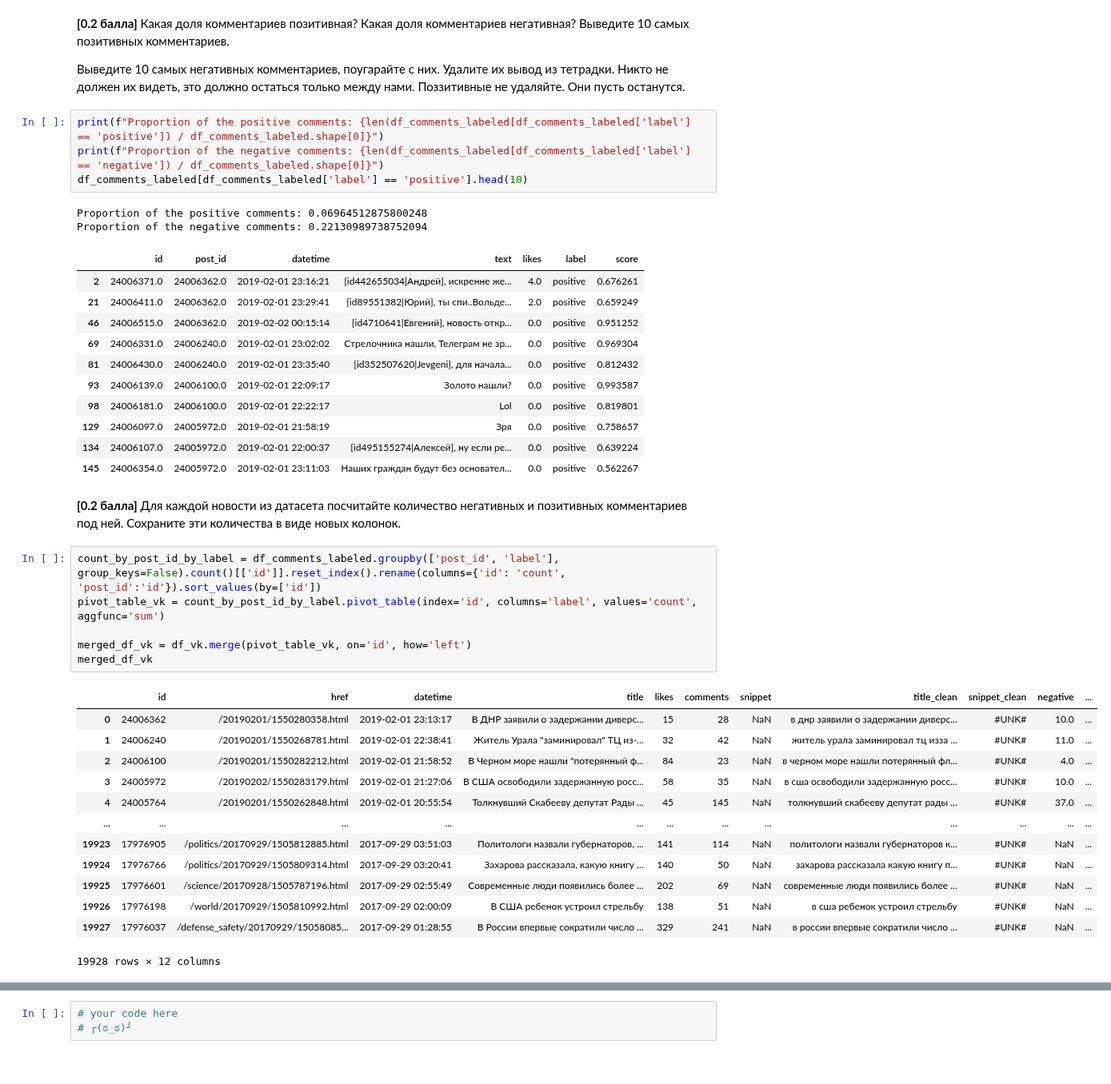
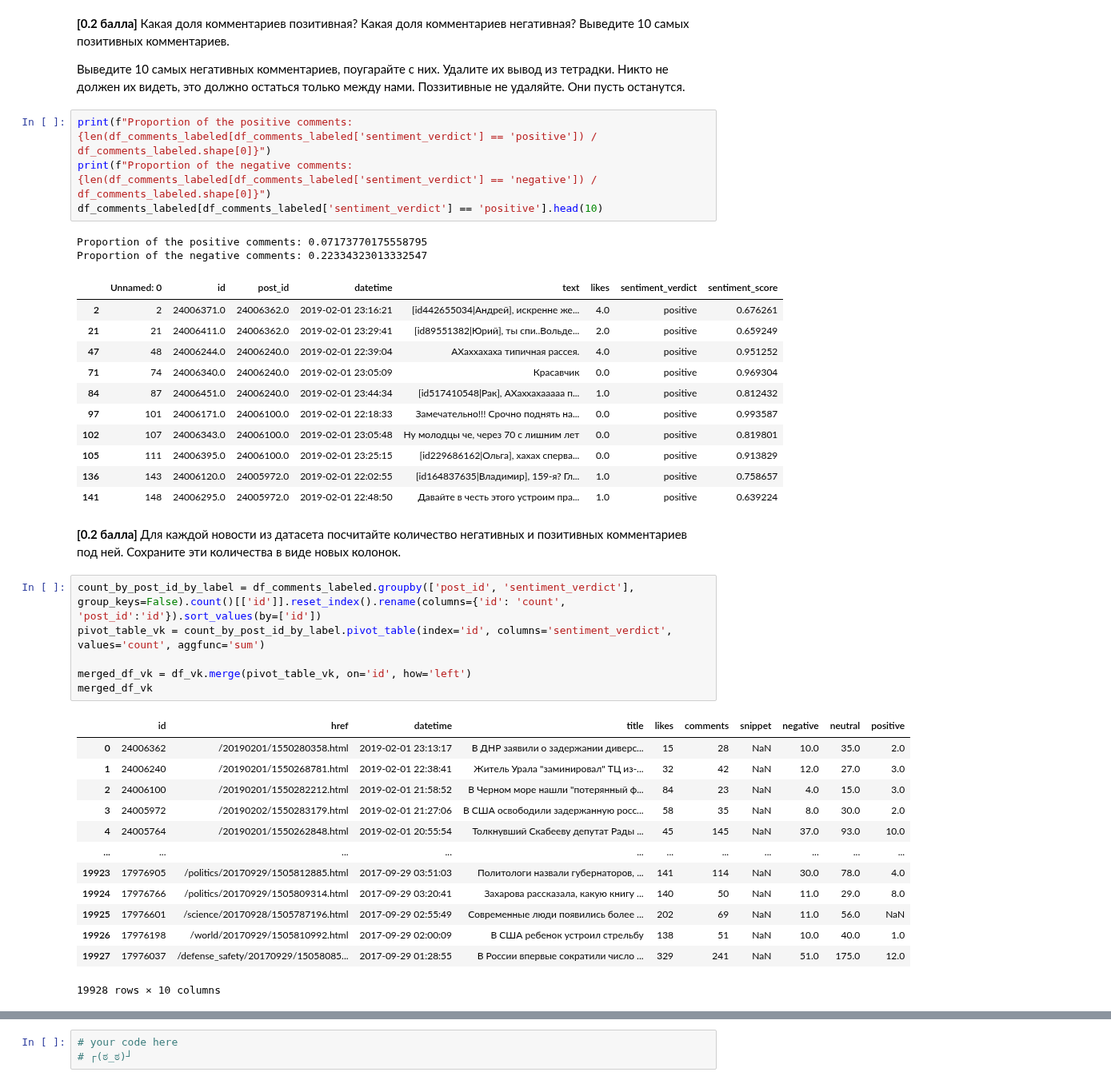
Before and after one commit to RuslanGaliullin/iad-deep-learning, a Jupyter notebook: 2023/homeworks/hw4_texts.ipynb, the cells around one changed output, grey strips where cells are left out. Shown at 80% size. Cells and saved outputs as stored; diff of their text form.

```diff
--- a/2023/homeworks/hw4_texts.ipynb
+++ b/2023/homeworks/hw4_texts.ipynb
@@ -940,45 +945,45 @@ __[0.2 балла]__ Какая доля комментариев позитив
 
 Выведите 10 самых негативных комментариев, поугарайте с них. Удалите их вывод из тетрадки. Никто не должен их видеть, это должно остаться только между нами. Поззитивные не удаляйте. Они пусть останутся.
 # %%
-print(f"Proportion of the positive comments: {len(df_comments_labeled[df_comments_labeled['label'] == 'positive']) / df_comments_labeled.shape[0]}")
-print(f"Proportion of the negative comments: {len(df_comments_labeled[df_comments_labeled['label'] == 'negative']) / df_comments_labeled.shape[0]}")
-df_comments_labeled[df_comments_labeled['label'] == 'positive'].head(10)
+print(f"Proportion of the positive comments: {len(df_comments_labeled[df_comments_labeled['sentiment_verdict'] == 'positive']) / df_comments_labeled.shape[0]}")
+print(f"Proportion of the negative comments: {len(df_comments_labeled[df_comments_labeled['sentiment_verdict'] == 'negative']) / df_comments_labeled.shape[0]}")
+df_comments_labeled[df_comments_labeled['sentiment_verdict'] == 'positive'].head(10)
 # %% [output]
-Proportion of the positive comments: 0.06964512875800248
-Proportion of the negative comments: 0.22130989738752094
+Proportion of the positive comments: 0.07173770175558795
+Proportion of the negative comments: 0.22334323013332547
-|  | id | post_id | datetime | text | likes | label | score |
-| 2 | 24006371.0 | 24006362.0 | 2019-02-01 23:16:21 | [id442655034|Андрей], искренне же... | 4.0 | positive | 0.676261 |
-| 21 | 24006411.0 | 24006362.0 | 2019-02-01 23:29:41 | [id89551382|Юрий], ты спи..Вольде... | 2.0 | positive | 0.659249 |
-| 46 | 24006515.0 | 24006362.0 | 2019-02-02 00:15:14 | [id4710641|Евгений], новость откр... | 0.0 | positive | 0.951252 |
-| 69 | 24006331.0 | 24006240.0 | 2019-02-01 23:02:02 | Стрелочника нашли, Телеграм не зр... | 0.0 | positive | 0.969304 |
-| 81 | 24006430.0 | 24006240.0 | 2019-02-01 23:35:40 | [id352507620|Jevgeni], для начала... | 0.0 | positive | 0.812432 |
-| 93 | 24006139.0 | 24006100.0 | 2019-02-01 22:09:17 | Золото нашли? | 0.0 | positive | 0.993587 |
-| 98 | 24006181.0 | 24006100.0 | 2019-02-01 22:22:17 | Lol | 0.0 | positive | 0.819801 |
-| 129 | 24006097.0 | 24005972.0 | 2019-02-01 21:58:19 | Зря | 0.0 | positive | 0.758657 |
-| 134 | 24006107.0 | 24005972.0 | 2019-02-01 22:00:37 | [id495155274|Алексей], ну если ре... | 0.0 | positive | 0.639224 |
-| 145 | 24006354.0 | 24005972.0 | 2019-02-01 23:11:03 | Наших граждан будут без основател... | 0.0 | positive | 0.562267 |
+|  | Unnamed: 0 | id | post_id | datetime | text | likes | sentiment_verdict | sentiment_score |
+| 2 | 2 | 24006371.0 | 24006362.0 | 2019-02-01 23:16:21 | [id442655034|Андрей], искренне же... | 4.0 | positive | 0.676261 |
+| 21 | 21 | 24006411.0 | 24006362.0 | 2019-02-01 23:29:41 | [id89551382|Юрий], ты спи..Вольде... | 2.0 | positive | 0.659249 |
+| 47 | 48 | 24006244.0 | 24006240.0 | 2019-02-01 22:39:04 | АХаххахаха типичная рассея. | 4.0 | positive | 0.951252 |
+| 71 | 74 | 24006340.0 | 24006240.0 | 2019-02-01 23:05:09 | Красавчик | 0.0 | positive | 0.969304 |
+| 84 | 87 | 24006451.0 | 24006240.0 | 2019-02-01 23:44:34 | [id517410548|Рак], АХаххахааааа п... | 1.0 | positive | 0.812432 |
+| 97 | 101 | 24006171.0 | 24006100.0 | 2019-02-01 22:18:33 | Замечательно!!! Срочно поднять на... | 0.0 | positive | 0.993587 |
+| 102 | 107 | 24006343.0 | 24006100.0 | 2019-02-01 23:05:48 | Ну молодцы че, через 70 с лишним лет | 0.0 | positive | 0.819801 |
+| 105 | 111 | 24006395.0 | 24006100.0 | 2019-02-01 23:25:15 | [id229686162|Ольга], хахах сперва... | 0.0 | positive | 0.913829 |
+| 136 | 143 | 24006120.0 | 24005972.0 | 2019-02-01 22:02:55 | [id164837635|Владимир], 159-я? Гл... | 1.0 | positive | 0.758657 |
+| 141 | 148 | 24006295.0 | 24005972.0 | 2019-02-01 22:48:50 | Давайте в честь этого устроим пра... | 1.0 | positive | 0.639224 |
 # %% [markdown]
 __[0.2 балла]__ Для каждой новости из датасета посчитайте количество негативных и позитивных комментариев под ней. Сохраните эти количества в виде новых колонок.
 # %%
-count_by_post_id_by_label = df_comments_labeled.groupby(['post_id', 'label'], group_keys=False).count()[['id']].reset_index().rename(columns={'id': 'count', 'post_id':'id'}).sort_values(by=['id'])
-pivot_table_vk = count_by_post_id_by_label.pivot_table(index='id', columns='label', values='count', aggfunc='sum')
+count_by_post_id_by_label = df_comments_labeled.groupby(['post_id', 'sentiment_verdict'], group_keys=False).count()[['id']].reset_index().rename(columns={'id': 'count', 'post_id':'id'}).sort_values(by=['id'])
+pivot_table_vk = count_by_post_id_by_label.pivot_table(index='id', columns='sentiment_verdict', values='count', aggfunc='sum')
 
 merged_df_vk = df_vk.merge(pivot_table_vk, on='id', how='left')
 merged_df_vk
 # %% [output]
-|  | id | href | datetime | title | likes | comments | snippet | title_clean | snippet_clean | negative | ... |
-| 0 | 24006362 | /20190201/1550280358.html | 2019-02-01 23:13:17 | В ДНР заявили о задержании диверс... | 15 | 28 | NaN | в днр заявили о задержании диверс... | #UNK# | 10.0 | ... |
-| 1 | 24006240 | /20190201/1550268781.html | 2019-02-01 22:38:41 | Житель Урала "заминировал" ТЦ из-... | 32 | 42 | NaN | житель урала заминировал тц изза ... | #UNK# | 11.0 | ... |
-| 2 | 24006100 | /20190201/1550282212.html | 2019-02-01 21:58:52 | В Черном море нашли "потерянный ф... | 84 | 23 | NaN | в черном море нашли потерянный фл... | #UNK# | 4.0 | ... |
-| 3 | 24005972 | /20190202/1550283179.html | 2019-02-01 21:27:06 | В США освободили задержанную росс... | 58 | 35 | NaN | в сша освободили задержанную росс... | #UNK# | 10.0 | ... |
-| 4 | 24005764 | /20190201/1550262848.html | 2019-02-01 20:55:54 | Толкнувший Скабееву депутат Рады ... | 45 | 145 | NaN | толкнувший скабееву депутат рады ... | #UNK# | 37.0 | ... |
-| ... | ... | ... | ... | ... | ... | ... | ... | ... | ... | ... | ... |
-| 19923 | 17976905 | /politics/20170929/1505812885.html | 2017-09-29 03:51:03 | Политологи назвали губернаторов, ... | 141 | 114 | NaN | политологи назвали губернаторов к... | #UNK# | NaN | ... |
-| 19924 | 17976766 | /politics/20170929/1505809314.html | 2017-09-29 03:20:41 | Захарова рассказала, какую книгу ... | 140 | 50 | NaN | захарова рассказала какую книгу п... | #UNK# | NaN | ... |
-| 19925 | 17976601 | /science/20170928/1505787196.html | 2017-09-29 02:55:49 | Современные люди появились более ... | 202 | 69 | NaN | современные люди появились более ... | #UNK# | NaN | ... |
-| 19926 | 17976198 | /world/20170929/1505810992.html | 2017-09-29 02:00:09 | В США ребенок устроил стрельбу | 138 | 51 | NaN | в сша ребенок устроил стрельбу | #UNK# | NaN | ... |
-| 19927 | 17976037 | /defense_safety/20170929/15058085... | 2017-09-29 01:28:55 | В России впервые сократили число ... | 329 | 241 | NaN | в россии впервые сократили число ... | #UNK# | NaN | ... |
+|  | id | href | datetime | title | likes | comments | snippet | negative | neutral | positive |
+| 0 | 24006362 | /20190201/1550280358.html | 2019-02-01 23:13:17 | В ДНР заявили о задержании диверс... | 15 | 28 | NaN | 10.0 | 35.0 | 2.0 |
+| 1 | 24006240 | /20190201/1550268781.html | 2019-02-01 22:38:41 | Житель Урала "заминировал" ТЦ из-... | 32 | 42 | NaN | 12.0 | 27.0 | 3.0 |
+| 2 | 24006100 | /20190201/1550282212.html | 2019-02-01 21:58:52 | В Черном море нашли "потерянный ф... | 84 | 23 | NaN | 4.0 | 15.0 | 3.0 |
+| 3 | 24005972 | /20190202/1550283179.html | 2019-02-01 21:27:06 | В США освободили задержанную росс... | 58 | 35 | NaN | 8.0 | 30.0 | 2.0 |
+| 4 | 24005764 | /20190201/1550262848.html | 2019-02-01 20:55:54 | Толкнувший Скабееву депутат Рады ... | 45 | 145 | NaN | 37.0 | 93.0 | 10.0 |
+| ... | ... | ... | ... | ... | ... | ... | ... | ... | ... | ... |
+| 19923 | 17976905 | /politics/20170929/1505812885.html | 2017-09-29 03:51:03 | Политологи назвали губернаторов, ... | 141 | 114 | NaN | 30.0 | 78.0 | 4.0 |
+| 19924 | 17976766 | /politics/20170929/1505809314.html | 2017-09-29 03:20:41 | Захарова рассказала, какую книгу ... | 140 | 50 | NaN | 11.0 | 29.0 | 8.0 |
+| 19925 | 17976601 | /science/20170928/1505787196.html | 2017-09-29 02:55:49 | Современные люди появились более ... | 202 | 69 | NaN | 11.0 | 56.0 | NaN |
+| 19926 | 17976198 | /world/20170929/1505810992.html | 2017-09-29 02:00:09 | В США ребенок устроил стрельбу | 138 | 51 | NaN | 10.0 | 40.0 | 1.0 |
+| 19927 | 17976037 | /defense_safety/20170929/15058085... | 2017-09-29 01:28:55 | В России впервые сократили число ... | 329 | 241 | NaN | 51.0 | 175.0 | 12.0 |
-19928 rows × 12 columns
+19928 rows × 10 columns
 # %%
 # %% [output]
 |  | id | label | count |
```
Also changed, not shown: parts of 8 cells of this notebook.
